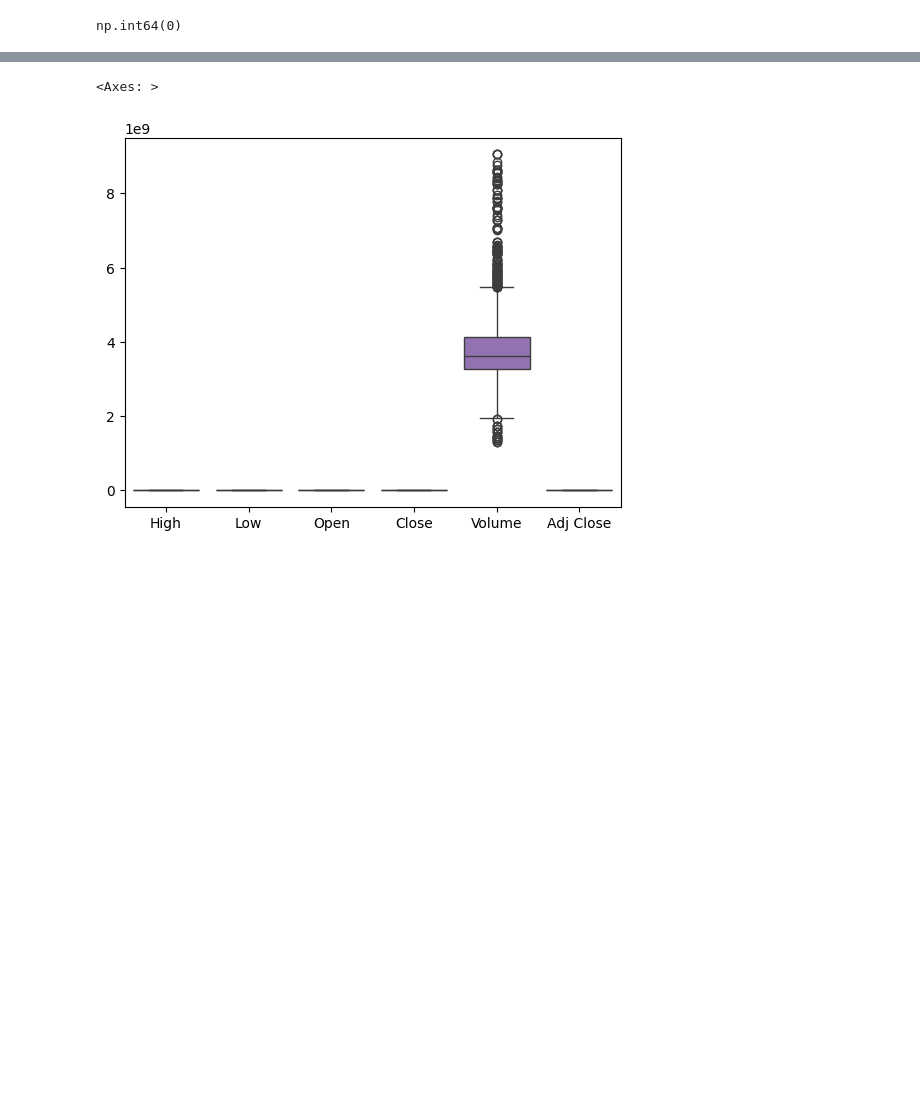
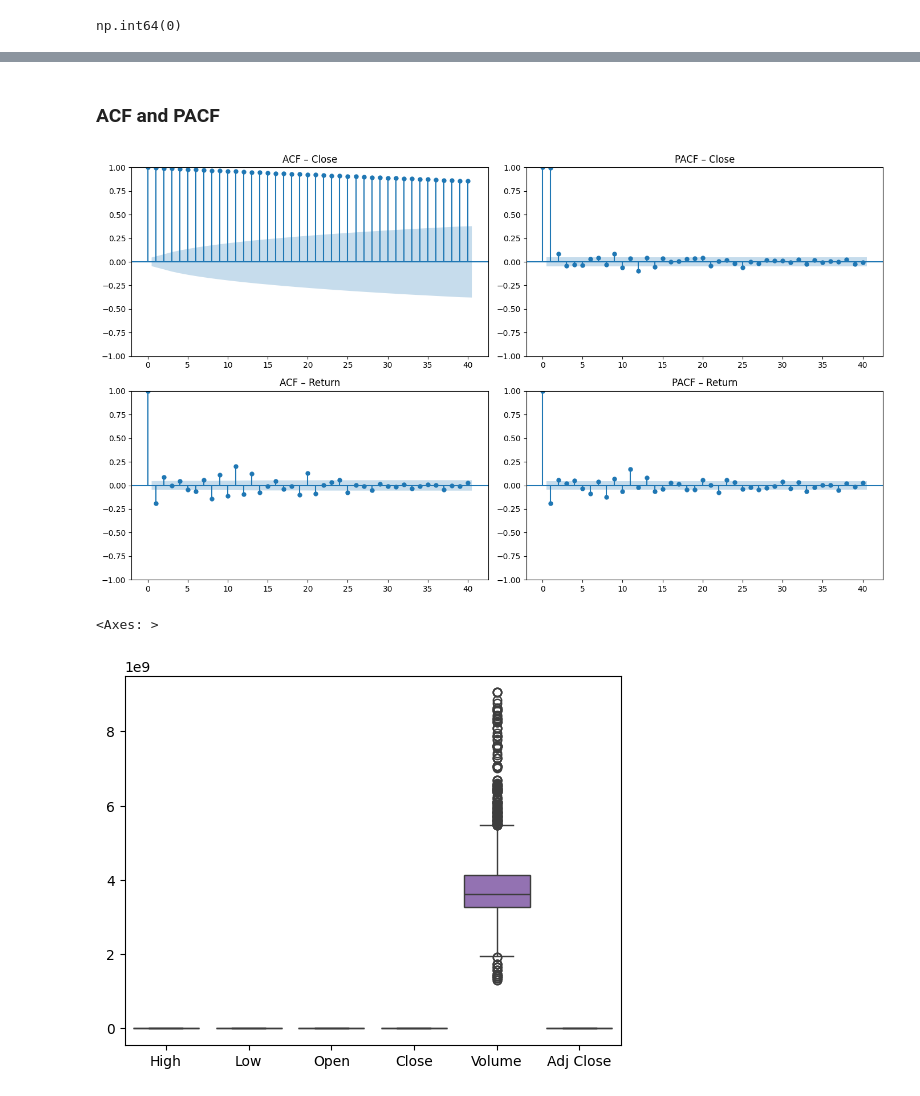
Before and after one commit to Handras18/Time-Series-Forecasting, a Jupyter notebook: 01_eda.ipynb, the cells around one changed output, grey strips where cells are left out. Cells and saved outputs as stored; diff of their text form; code cells hidden in the pictures; blank space fills up the shorter version.

```diff
--- a/01_eda.ipynb
+++ b/01_eda.ipynb
@@ -76,3 +227,15 @@ np.int64(0)
+# %% [markdown]
+### ACF and PACF
+# %%
+fig, axes = plt.subplots(2, 2, figsize=(14, 8))
+plot_acf(df['Close'].dropna(),  lags=40, ax=axes[0,0]); axes[0,0].set_title('ACF – Close')
+plot_pacf(df['Close'].dropna(), lags=40, ax=axes[0,1]); axes[0,1].set_title('PACF – Close')
+plot_acf(df['return'].dropna(),  lags=40, ax=axes[1,0]); axes[1,0].set_title('ACF – Return')
+plot_pacf(df['return'].dropna(), lags=40, ax=axes[1,1]); axes[1,1].set_title('PACF – Return')
+plt.tight_layout()
+plt.show()
+# %% [output]
+[figure, added]
 # %%
 sns.boxplot(data=df)
 # %% [output]
```
Also changed, not shown: parts of 26 cells of this notebook.
